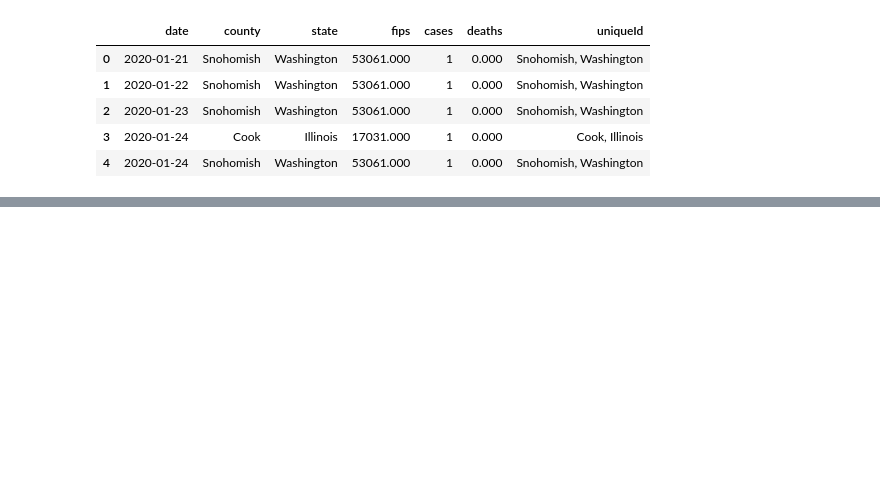
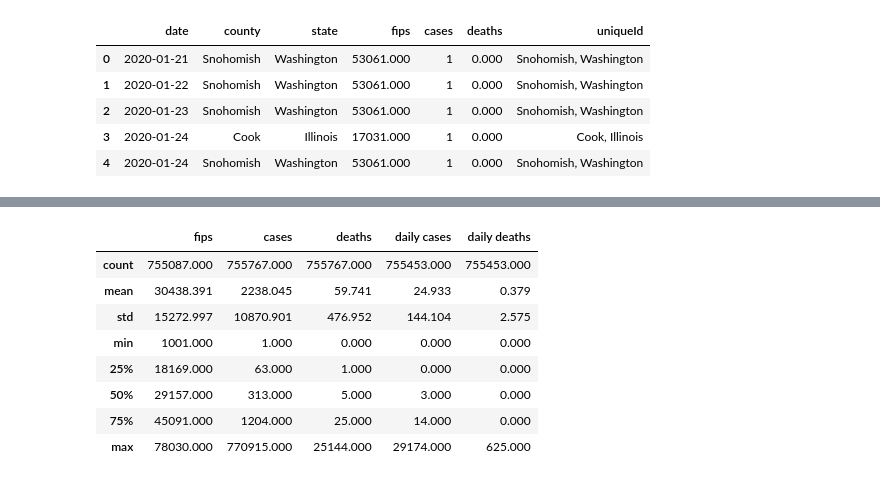
Before and after one commit to Jonathan-Barton/AirQualityProject, a Jupyter notebook: COVID Data Profiling.ipynb, the cells around one changed output, grey strips where cells are left out. Saved outputs shown, nothing was run; the diff lists cells and outputs as text; code cells hidden in the pictures; blank space fills up the shorter version.

```diff
--- a/COVID Data Profiling.ipynb
+++ b/COVID Data Profiling.ipynb
@@ -48,6 +40,7 @@ groups = df.groupby('uniqueId')
 ### gets list of state/county combos (uniqueId) and iterates through them to ensure they all have the proper # of rows
 cleanedData = pd.DataFrame()
 listUnique = df.uniqueId.unique()
+groups = df.groupby('uniqueId')
 
 
 for x in listUnique:
@@ -62,8 +55,13 @@ for x in listUnique:
     ### get daily deaths
     county['daily deaths'] = county['deaths'].diff()
 
-    ###drop 4/30/2020
+    ###replace null values with nearest non-null value
+    try:
+        county = county.interpolate(method='nearest')
+    except ValueError:
+        print(x, 'has an issue')
 
     dfList= [cleanedData, county]
 
     cleanedData = pd.concat(dfList)
+    print(x)
@@ -90,5 +85,0 @@ print(cleanedData.head)
-# %%
-cleanedData = cleanedData[cleanedData['date'] != '2020-05-30']
-cleanedData = cleanedData[cleanedData['date'] != '2021-01-01']
-cleanedData = cleanedData[cleanedData['county'] != 'Unknown']
-listUnique = df.uniqueId.unique()
@@ -116,0 +90,16 @@ groupedCleanedData = cleanedData.groupby('uniqueId')
+# %%
+### clean data by removing dates and unknown counties and clears outliers
+cleanedData = cleanedData[cleanedData['date'] > '2020-04-30']
+cleanedData = cleanedData[cleanedData['date'] < '2021-01-01']
+cleanedData = cleanedData[cleanedData['county'] != 'Unknown']
+### remove puerto rico, missing most of the data
+cleanedData = cleanedData[cleanedData['state'] != 'Puerto Rico']
+
+### gets rid of negative values and sets equal to zero
+cleanedData['daily cases'] = cleanedData['daily cases'].clip(lower=0, upper = 60000)
+cleanedData['daily deaths'] = cleanedData['daily deaths'].clip(lower=0, upper = 60000)
+
+
+listUnique = cleanedData.uniqueId.unique()
+for x in listUnique:
+    print(x)
@@ -275,0 +158,6 @@ plt.show()
+# %%
+#there are values that did not interpolate, should be filled with zeros after looking at the data
+cleanedData = cleanedData.fillna(0)
+
+###proof we have no null values!
+cleanedData.isnull().sum()
@@ -276,2 +175,12 @@ plt.show()
 # %%
-alamedaCty.describe()
+cleanedData.describe()
+# %% [output]
+|  | fips | cases | deaths | daily cases | daily deaths |
+| count | 755087.000 | 755767.000 | 755767.000 | 755453.000 | 755453.000 |
+| mean | 30438.391 | 2238.045 | 59.741 | 24.933 | 0.379 |
+| std | 15272.997 | 10870.901 | 476.952 | 144.104 | 2.575 |
+| min | 1001.000 | 1.000 | 0.000 | 0.000 | 0.000 |
+| 25% | 18169.000 | 63.000 | 1.000 | 0.000 | 0.000 |
+| 50% | 29157.000 | 313.000 | 5.000 | 3.000 | 0.000 |
+| 75% | 45091.000 | 1204.000 | 25.000 | 14.000 | 0.000 |
+| max | 78030.000 | 770915.000 | 25144.000 | 29174.000 | 625.000 |
```
Also changed, not shown: parts of 23 cells of this notebook, 3 other files.
